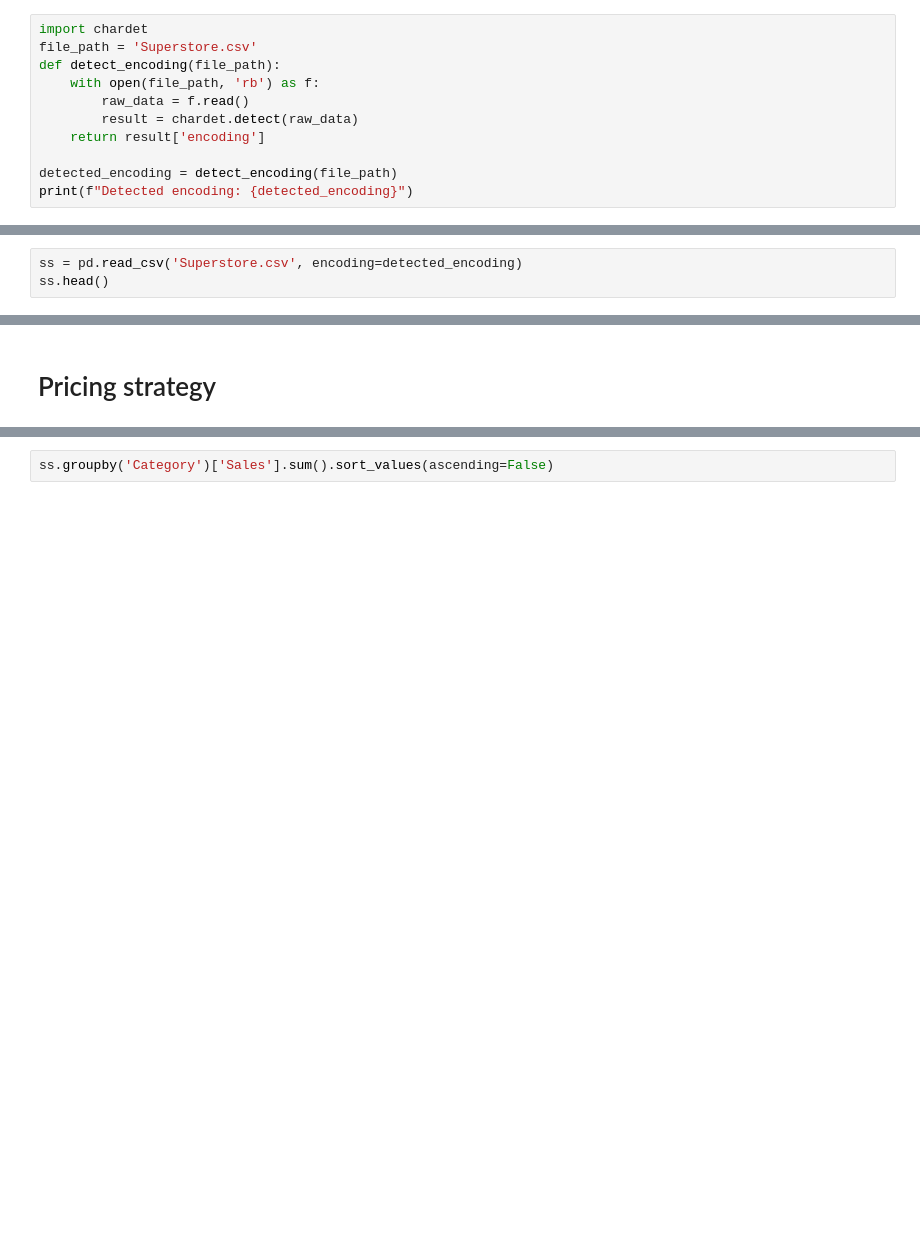
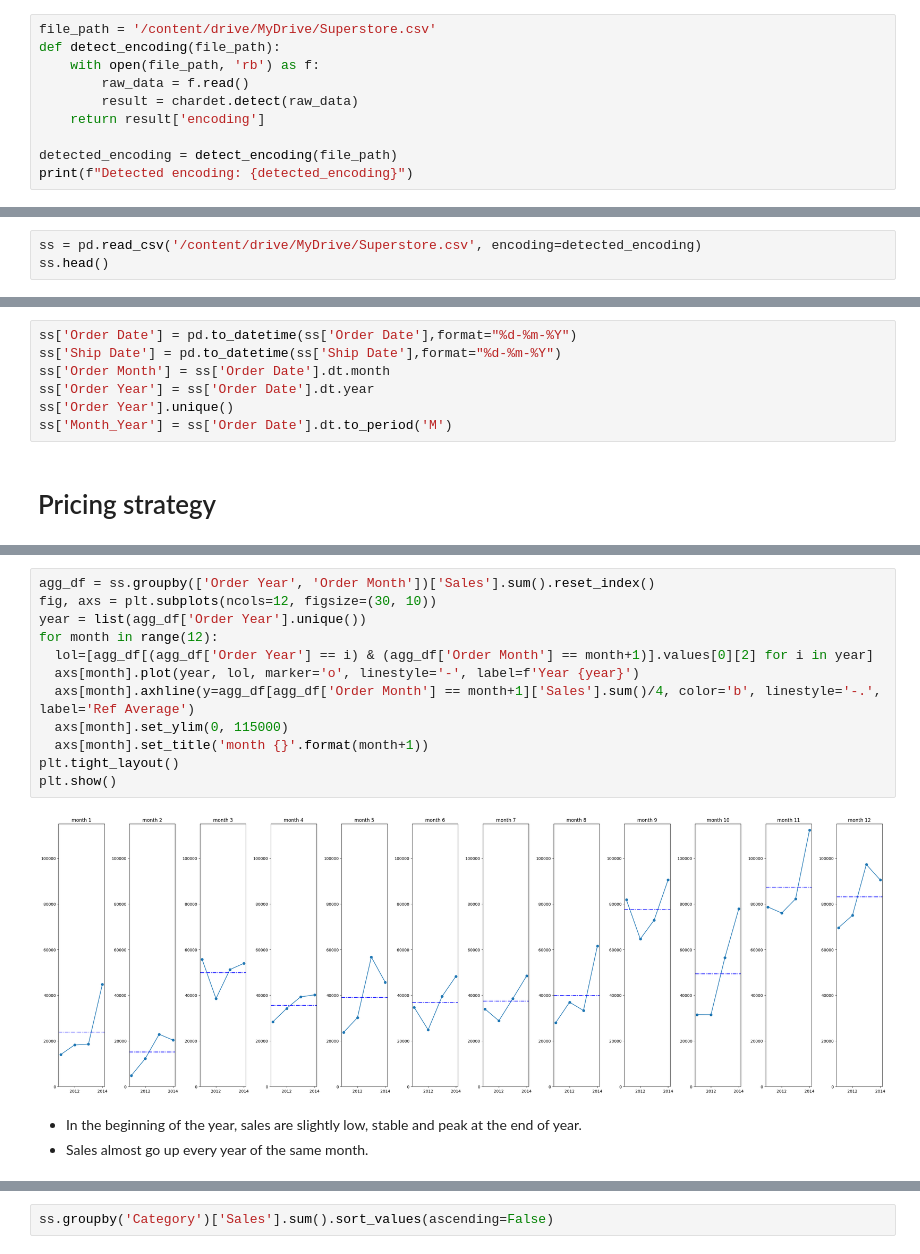
Before and after one commit to Krittapad12348/Superstore_Analysis, a Jupyter notebook: superstore_python.ipynb, the cells around one changed output, grey strips where cells are left out. Drawn from its saved outputs; the diff is of its cells as text; blank space fills up the shorter version.

```diff
--- a/superstore_python.ipynb
+++ b/superstore_python.ipynb
@@ -11,6 +48,5 @@ Note: you may need to restart the kernel to use updated packages.
 # %%
-import chardet
-file_path = 'Superstore.csv'
+file_path = '/content/drive/MyDrive/Superstore.csv'
 def detect_encoding(file_path):
     with open(file_path, 'rb') as f:
         raw_data = f.read()
@@ -22,7 +58,7 @@ print(f"Detected encoding: {detected_encoding}")
 # %% [output]
 Detected encoding: Windows-1252
 # %%
-ss = pd.read_csv('Superstore.csv', encoding=detected_encoding)
+ss = pd.read_csv('/content/drive/MyDrive/Superstore.csv', encoding=detected_encoding)
 ss.head()
 # %% [output]
 |  | Row ID | Order ID | Order Date | Ship Date | Ship Mode | Customer ID | Customer Name | Segment | Country | ... |
@@ -52,5 +88,12 @@ Data columns (total 21 columns):
  20  Profit         9994 non-null   float64
 dtypes: float64(3), int64(3), object(15)
 memory usage: 1.6+ MB
+# %%
+ss['Order Date'] = pd.to_datetime(ss['Order Date'],format="%d-%m-%Y")
+ss['Ship Date'] = pd.to_datetime(ss['Ship Date'],format="%d-%m-%Y")
+ss['Order Month'] = ss['Order Date'].dt.month
+ss['Order Year'] = ss['Order Date'].dt.year
+ss['Order Year'].unique()
+ss['Month_Year'] = ss['Order Date'].dt.to_period('M')
 # %% [markdown]
 # Pricing strategy
@@ -58,0 +136,17 @@ Sales by Category
+# %%
+agg_df = ss.groupby(['Order Year', 'Order Month'])['Sales'].sum().reset_index()
+fig, axs = plt.subplots(ncols=12, figsize=(30, 10))
+year = list(agg_df['Order Year'].unique())
+for month in range(12):
+  lol=[agg_df[(agg_df['Order Year'] == i) & (agg_df['Order Month'] == month+1)].values[0][2] for i in year]
+  axs[month].plot(year, lol, marker='o', linestyle='-', label=f'Year {year}')
+  axs[month].axhline(y=agg_df[agg_df['Order Month'] == month+1]['Sales'].sum()/4, color='b', linestyle='-.', label='Ref Average')
+  axs[month].set_ylim(0, 115000)
+  axs[month].set_title('month {}'.format(month+1))
+plt.tight_layout()
+plt.show()
+# %% [output]
+[figure, added]
+# %% [markdown]
+- In the beginning of the year, sales are slightly low, stable and peak at the end of year.
+- Sales almost go up every year of the same month.
```
Also changed, not shown: parts of 91 cells of this notebook.
